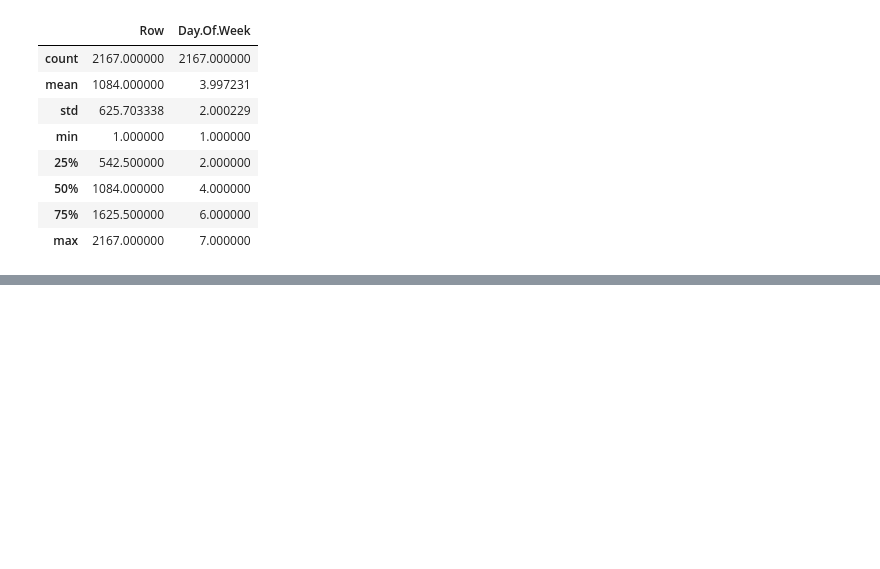
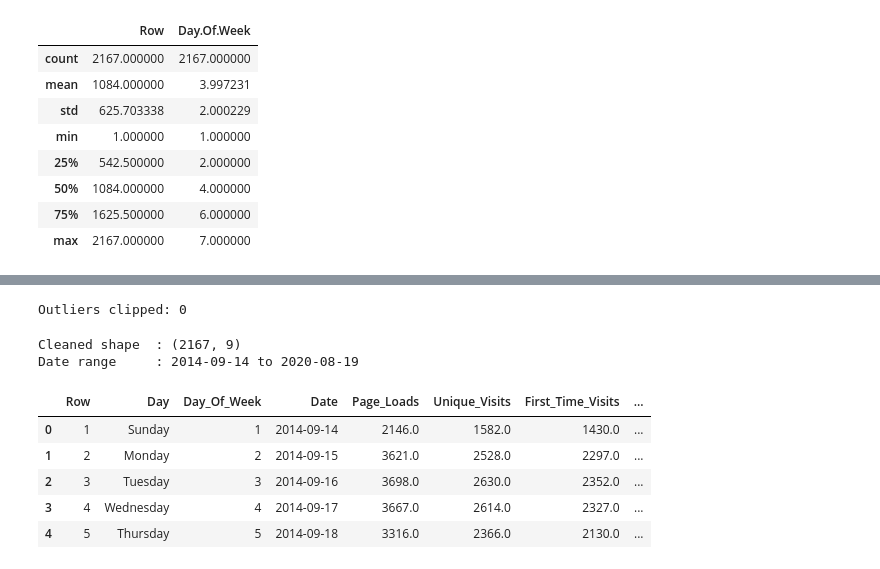
Before and after one commit to afeefanver/Website-Traffic-Forecasting, a Jupyter notebook: EDA(Web Traffic).ipynb, the cells around one changed output, grey strips where cells are left out. Drawn from its saved outputs; the diff is of its cells as text; code cells hidden in the pictures; blank space fills up the shorter version.

```diff
--- a/EDA(Web Traffic).ipynb
+++ b/EDA(Web Traffic).ipynb
@@ -93,0 +116,9 @@ Descriptive Stats:
+# %%
+# Soft clip outliers (IQR x3) on Page_Loads
+Q1, Q3 = df['Page_Loads'].quantile([0.25, 0.75])
+IQR = Q3 - Q1
+n_out = ((df['Page_Loads'] < Q1-3*IQR) | (df['Page_Loads'] > Q3+3*IQR)).sum()
+df['Page_Loads'] = df['Page_Loads'].clip(lower=Q1-3*IQR, upper=Q3+3*IQR)
+print(f'Outliers clipped: {n_out}')
+# %% [output]
+Outliers clipped: 0
@@ -93,0 +128,13 @@ Descriptive Stats:
+# %%
+print(f'Cleaned shape  : {df.shape}')
+print(f'Date range     : {df["Date"].min().date()} to {df["Date"].max().date()}')
+df.head()
+# %% [output]
+Cleaned shape  : (2167, 9)
+Date range     : 2014-09-14 to 2020-08-19
+|  | Row | Day | Day_Of_Week | Date | Page_Loads | Unique_Visits | First_Time_Visits | ... |
+| 0 | 1 | Sunday | 1 | 2014-09-14 | 2146.0 | 1582.0 | 1430.0 | ... |
+| 1 | 2 | Monday | 2 | 2014-09-15 | 3621.0 | 2528.0 | 2297.0 | ... |
+| 2 | 3 | Tuesday | 3 | 2014-09-16 | 3698.0 | 2630.0 | 2352.0 | ... |
+| 3 | 4 | Wednesday | 4 | 2014-09-17 | 3667.0 | 2614.0 | 2327.0 | ... |
+| 4 | 5 | Thursday | 5 | 2014-09-18 | 3316.0 | 2366.0 | 2130.0 | ... |
```
Also changed, not shown: parts of 11 cells of this notebook.
